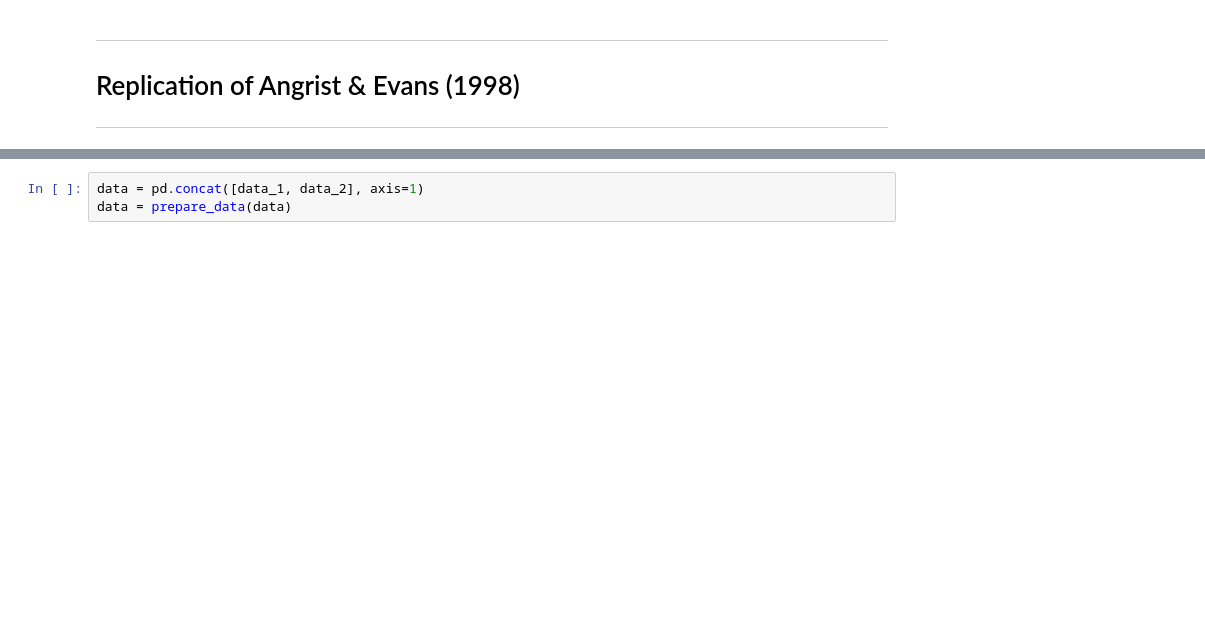
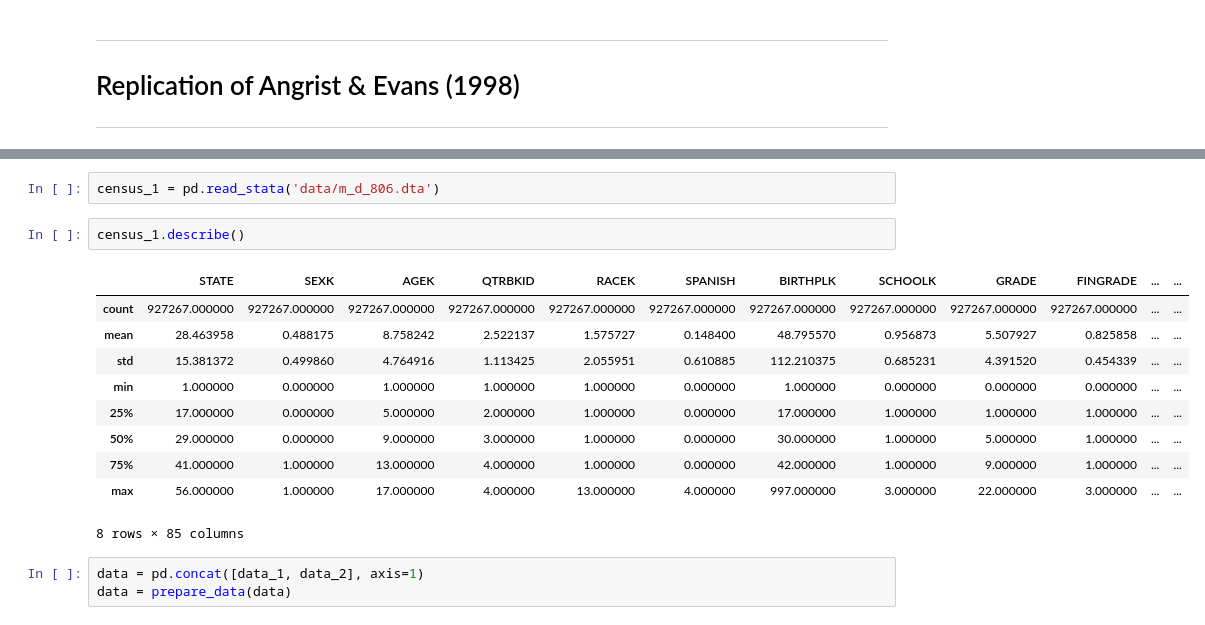
Before and after one commit to carolinalvarez/angrist-and-evans-1998-python, a Jupyter notebook: Angrist_and_Evans_1998.ipynb, the cells around one changed output, grey strips where cells are left out. Cells and saved outputs as stored; diff of their text form; blank space fills up the shorter version.

```diff
--- a/Angrist_and_Evans_1998.ipynb
+++ b/Angrist_and_Evans_1998.ipynb
@@ -131,3 +122,18 @@ data_2 = pd.read_stata('data/data-performance-standards-2.dta')
+# %%
+census_1 = pd.read_stata('data/m_d_806.dta')
+# %%
+census_1.describe()
+# %% [output]
+|  | STATE | SEXK | AGEK | QTRBKID | RACEK | SPANISH | BIRTHPLK | SCHOOLK | GRADE | FINGRADE | ... | ... |
+| count | 927267.000000 | 927267.000000 | 927267.000000 | 927267.000000 | 927267.000000 | 927267.000000 | 927267.000000 | 927267.000000 | 927267.000000 | 927267.000000 | ... | ... |
+| mean | 28.463958 | 0.488175 | 8.758242 | 2.522137 | 1.575727 | 0.148400 | 48.795570 | 0.956873 | 5.507927 | 0.825858 | ... | ... |
+| std | 15.381372 | 0.499860 | 4.764916 | 1.113425 | 2.055951 | 0.610885 | 112.210375 | 0.685231 | 4.391520 | 0.454339 | ... | ... |
+| min | 1.000000 | 0.000000 | 1.000000 | 1.000000 | 1.000000 | 0.000000 | 1.000000 | 0.000000 | 0.000000 | 0.000000 | ... | ... |
+| 25% | 17.000000 | 0.000000 | 5.000000 | 2.000000 | 1.000000 | 0.000000 | 17.000000 | 1.000000 | 1.000000 | 1.000000 | ... | ... |
+| 50% | 29.000000 | 0.000000 | 9.000000 | 3.000000 | 1.000000 | 0.000000 | 30.000000 | 1.000000 | 5.000000 | 1.000000 | ... | ... |
+| 75% | 41.000000 | 1.000000 | 13.000000 | 4.000000 | 1.000000 | 0.000000 | 42.000000 | 1.000000 | 9.000000 | 1.000000 | ... | ... |
+| max | 56.000000 | 1.000000 | 17.000000 | 4.000000 | 13.000000 | 4.000000 | 997.000000 | 3.000000 | 22.000000 | 3.000000 | ... | ... |
+8 rows × 85 columns
 # %%
 data = pd.concat([data_1, data_2], axis=1)
 data = prepare_data(data)
```
Also changed, not shown: parts of 3 cells of this notebook, 2 other files.
